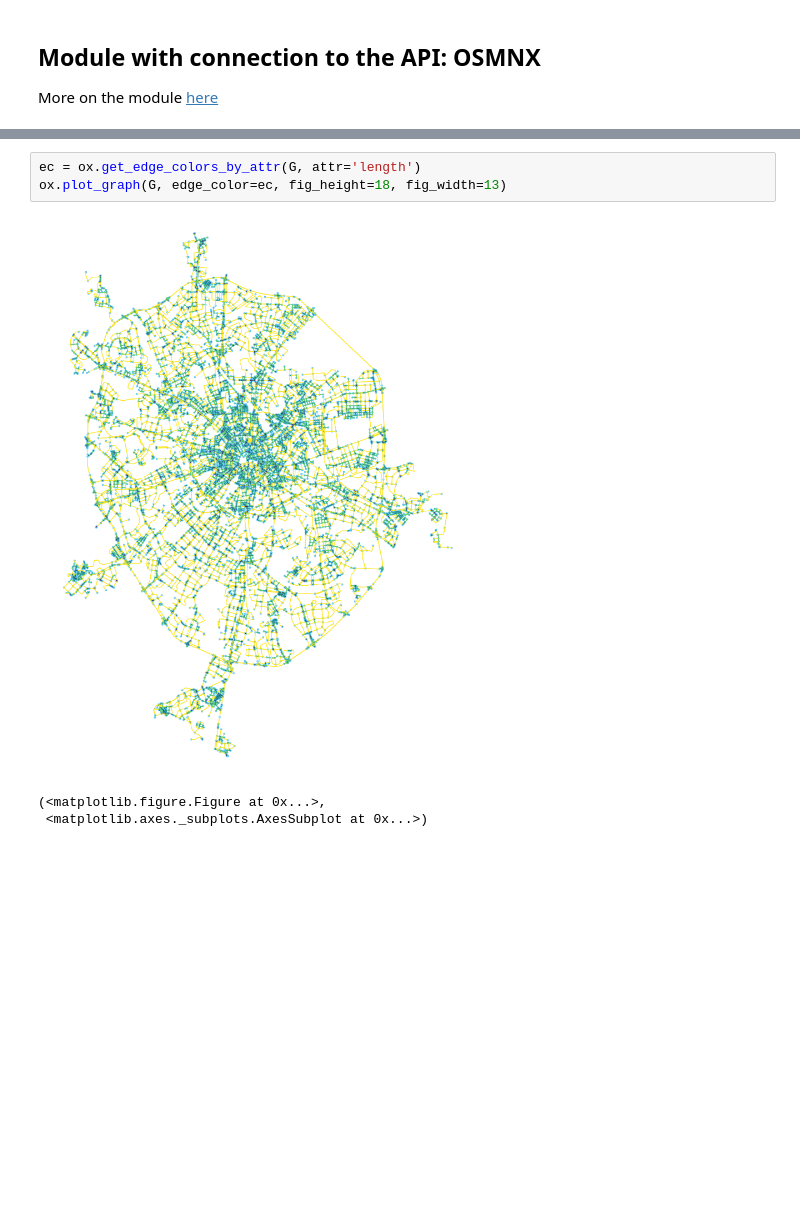
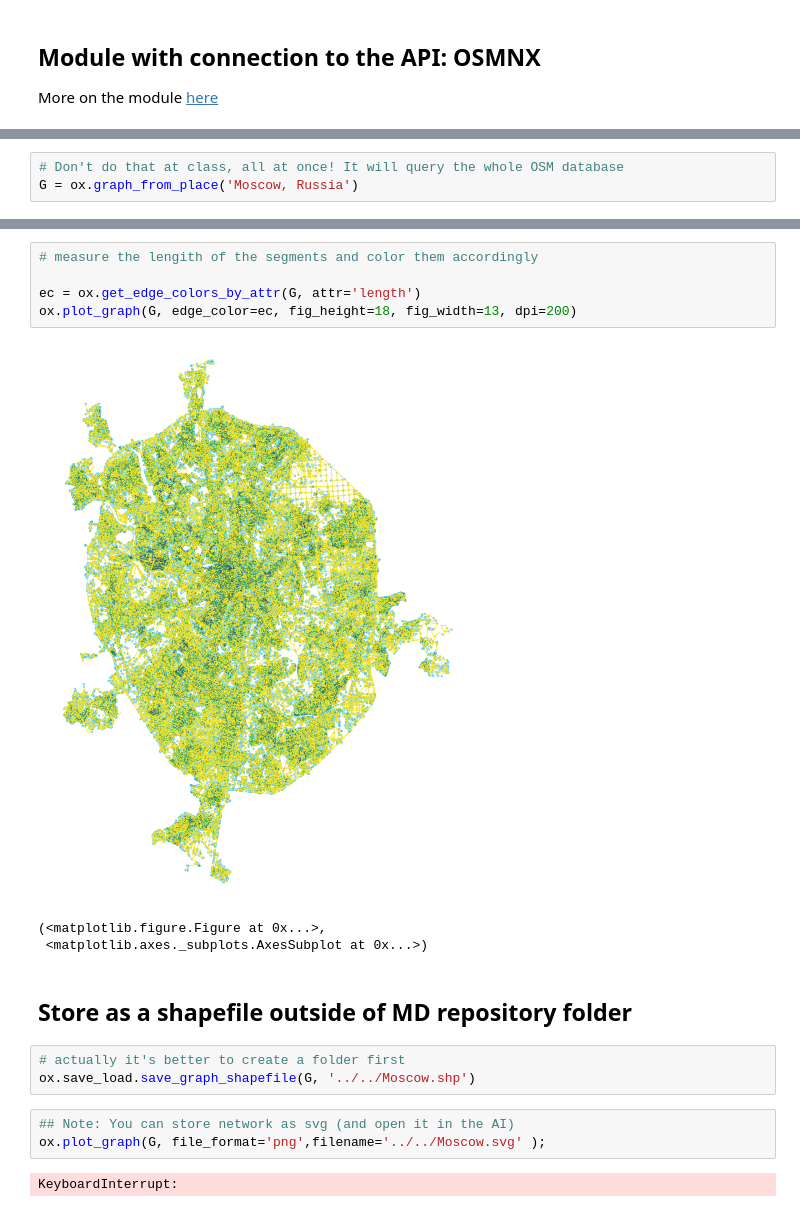
Before and after one commit to Casyfill/AUD_Metropolitan_Data, a Jupyter notebook: l2/BONUS_Using_API.ipynb, the cells around one changed output, grey strips where cells are left out. Drawn from its saved outputs; the diff is of its cells as text; blank space fills up the shorter version.

```diff
--- a/l2/BONUS_Using_API.ipynb
+++ b/l2/BONUS_Using_API.ipynb
@@ -71 +74,4 @@ More on the module [here](http://geoffboeing.com/2016/11/osmnx-python-street-net
+# %%
+# Don't do that at class, all at once! It will query the whole OSM database
+G = ox.graph_from_place('Moscow, Russia')
 # %%
@@ -75,9 +81,21 @@ ox.plot_graph(G, fig_height=18, fig_width=13)
 (<matplotlib.figure.Figure at 0x...>,
  <matplotlib.axes._subplots.AxesSubplot at 0x...>)
 # %%
+# measure the lengith of the segments and color them accordingly
+
 ec = ox.get_edge_colors_by_attr(G, attr='length')
-ox.plot_graph(G, edge_color=ec, fig_height=18, fig_width=13)
+ox.plot_graph(G, edge_color=ec, fig_height=18, fig_width=13, dpi=200)
 # %% [output]
-[figure, old version]
+[figure, new version]
 (<matplotlib.figure.Figure at 0x...>,
  <matplotlib.axes._subplots.AxesSubplot at 0x...>)
+# %% [markdown]
+## Store as a shapefile outside of MD repository folder
+# %%
+# actually it's better to create a folder first
+ox.save_load.save_graph_shapefile(G, '../../Moscow.shp')
+# %%
+## Note: You can store network as svg (and open it in the AI)
+ox.plot_graph(G, file_format='png',filename='../../Moscow.svg' );
+# %% [output]
+KeyboardInterrupt:
```
Also changed, not shown: parts of 7 cells of this notebook, 1 other file.
